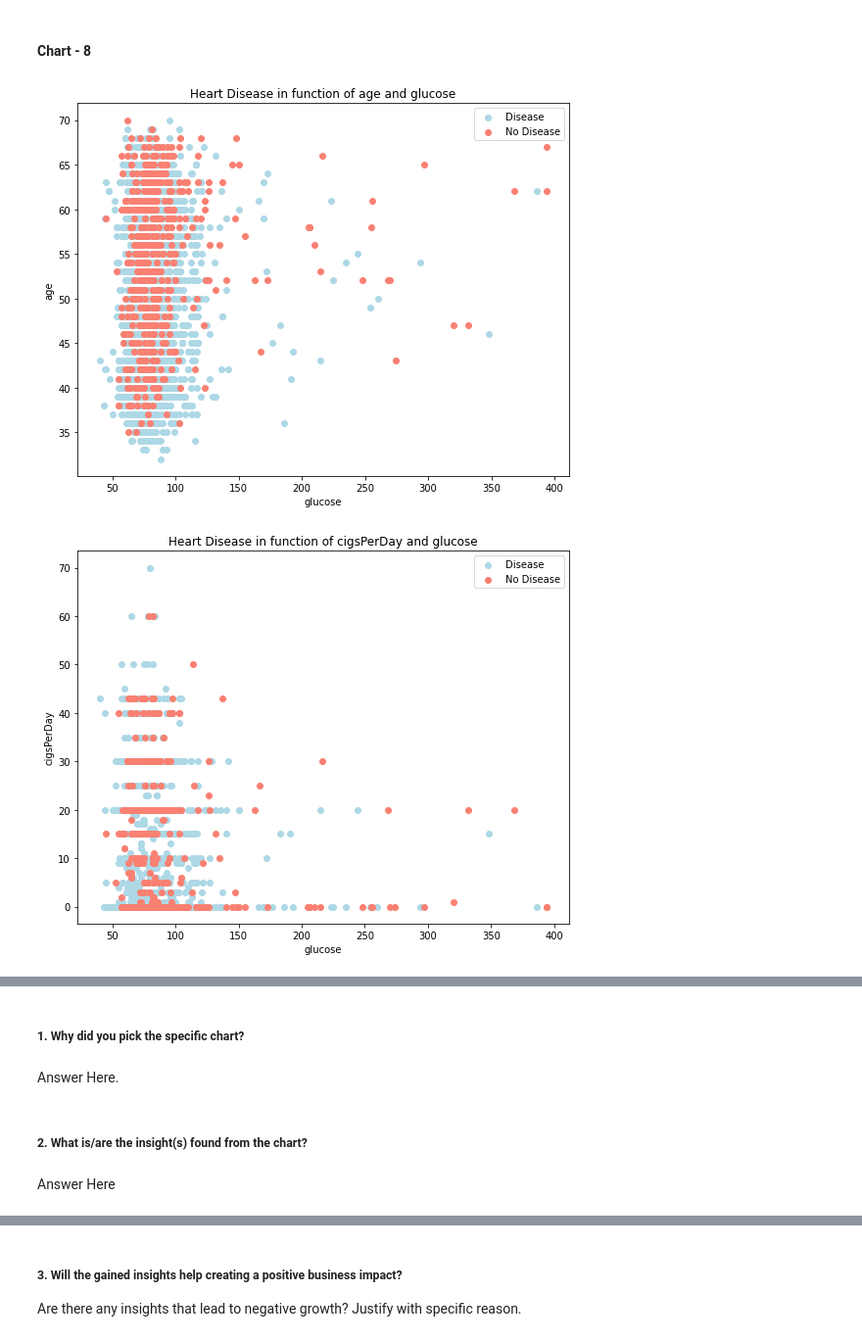
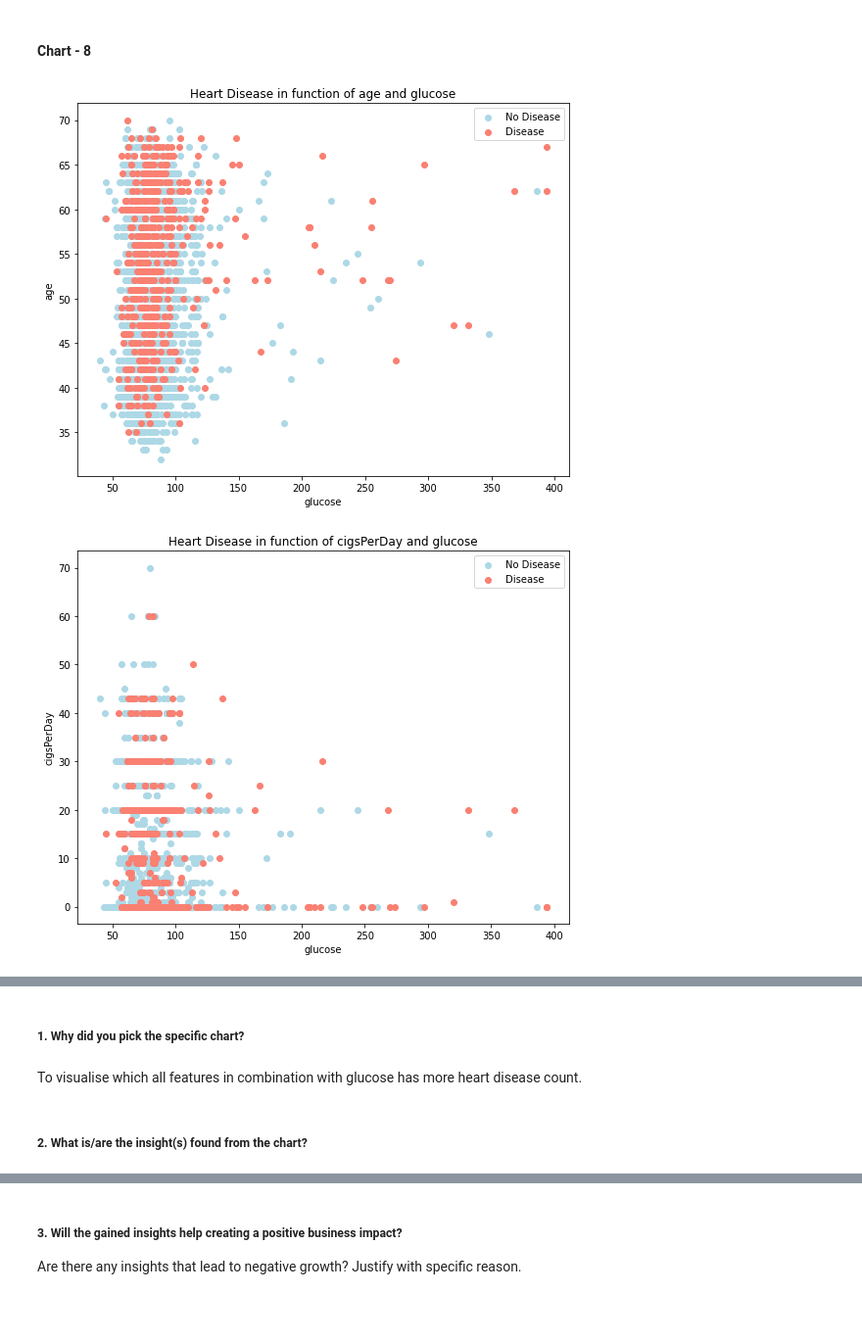
Before and after one commit to Mihirgupta2001/Classification-Capstone-Project, a Jupyter notebook: Classification_Capstone_Project.ipynb, the cells around one changed output, grey strips where cells are left out. Shown at 98% size. Drawn from its saved outputs; the diff is of its cells as text; code cells hidden in the pictures; blank space fills up the shorter version.

```diff
--- a/Classification_Capstone_Project.ipynb
+++ b/Classification_Capstone_Project.ipynb
@@ -517,5 +518,5 @@ for col in continous_features:
   plt.title(f"Heart Disease in function of {col} and age")
   plt.xlabel("Age")
   plt.ylabel(col)
-  plt.legend(["Disease", "No Disease"]);
+  plt.legend(["No Disease", "Disease"]);
 # %% [output]
@@ -627,22 +629,22 @@ Answer Here
 # %%
 # Chart - 5 visualization code
 for col in continous_features:
   plt.figure(figsize=(9, 7))
   features = df[col]
   # Scatter with negative examples
   plt.scatter(df.glucose[df.TenYearCHD==0],
               features[df.TenYearCHD==0],
               c='lightblue')
   # Scatter with postivie examples
   plt.scatter(df.glucose[df.TenYearCHD==1],
               features[df.TenYearCHD==1],
               c='salmon')
 
   # Add some helpful info
   plt.title(f"Heart Disease in function of {col} and glucose")
   plt.xlabel("glucose")
   plt.ylabel(col)
-  plt.legend(["Disease", "No Disease"]);
+  plt.legend(["No Disease", "Disease"]);
 # %% [output]
-[figure, old version]
+[figure, new version]
-[figure, old version]
+[figure, new version]
@@ -655,8 +657,6 @@ for col in continous_features:
 # %% [markdown]
 ##### 1. Why did you pick the specific chart?
-# %% [markdown]
-Answer Here.
+# %% [markdown]
+To visualise which all features in combination with glucose has more heart disease count.
 # %% [markdown]
 ##### 2. What is/are the insight(s) found from the chart?
-# %% [markdown]
-Answer Here
```
Also changed, not shown: parts of 70 cells of this notebook.
